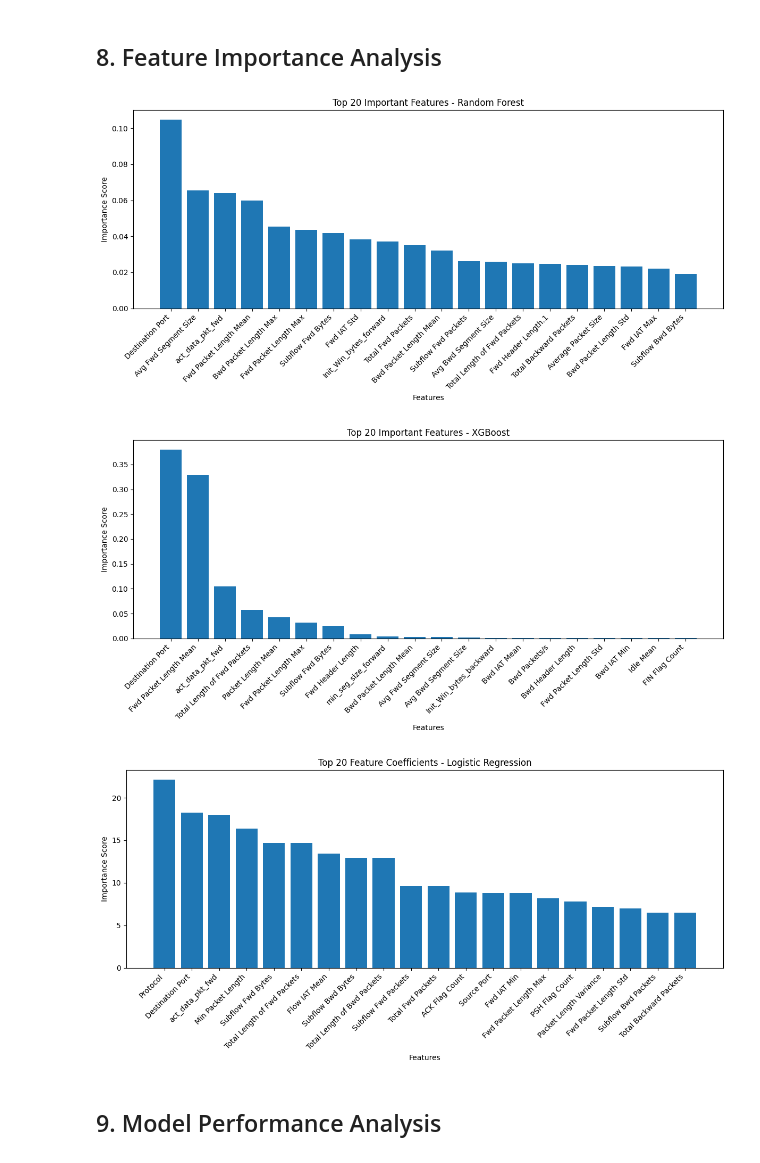
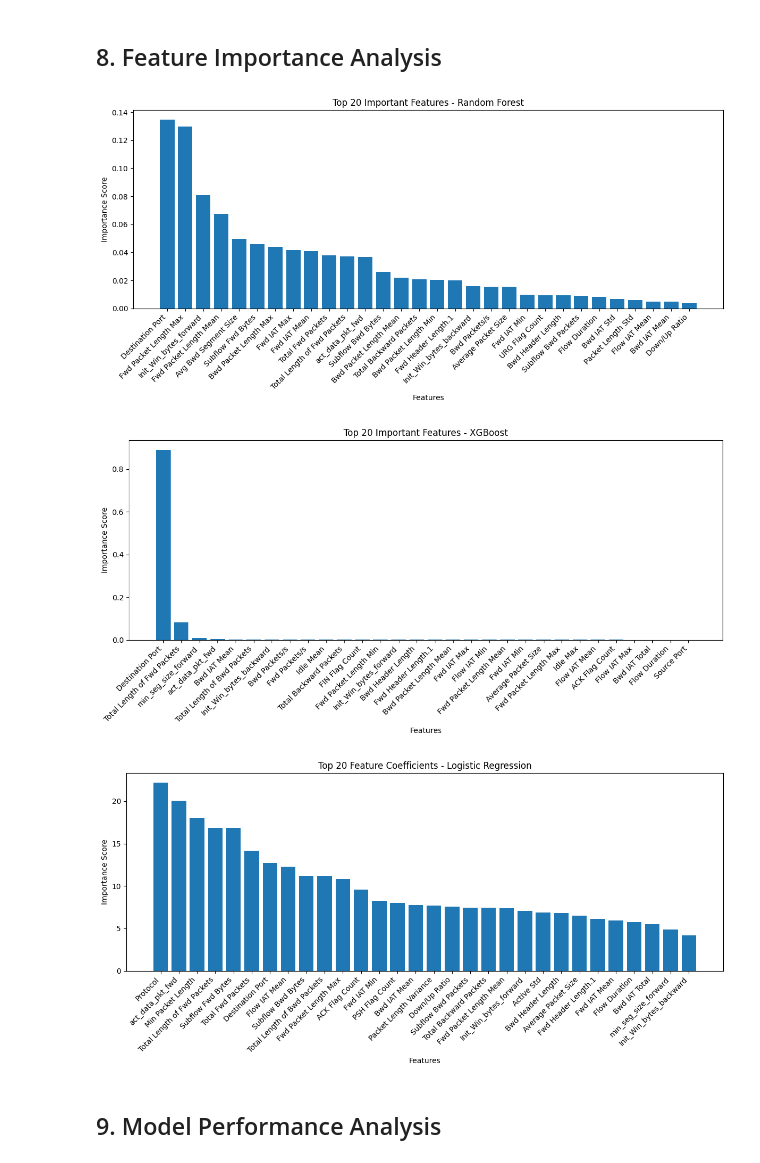
Before and after one commit to Apurva3509/DuneSec, a Jupyter notebook: DDoS-detection.ipynb, the cells around one changed output. Saved outputs shown, nothing was run; the diff lists cells and outputs as text; code cells hidden in the pictures.

```diff
--- a/DDoS-detection.ipynb
+++ b/DDoS-detection.ipynb
@@ -162,6 +162,27 @@ for col in categorical_features:
         freq_map = df[col].value_counts().to_dict()
         df[col] = df[col].map(freq_map)
 
+# Drop highly correlated features
+correlated_feature_pairs = [
+    ("Active Max", "Active Min"),
+    ("Average Packet Size", "Packet Length Mean"),
+    ("Avg Bwd Segment Size", "Avg Fwd Segment Size"),
+    ("Bwd Header Length", "Fwd Header Length"),
+    ("Bwd IAT Max", "Bwd IAT Min"),
+    ("Bwd Packet Length Mean", "Bwd Packet Length Std"),
+    ("Flow IAT Max", "Flow IAT Std"),
+    ("Fwd IAT Max", "Fwd IAT Total"),
+    ("Fwd IAT Mean", "Fwd IAT Std"),
+    ("Fwd Packet Length Mean", "Fwd Packet Length Std"),
+    ("Idle Max", "Idle Min"),
+    ("Subflow Bwd Packets", "Subflow Fwd Packets")
+]
+features_to_drop = set()
+for feature1, feature2 in correlated_feature_pairs:
+    features_to_drop.add(feature2)  # Drop one of the highly correlated pairs
+
+df.drop(columns=features_to_drop, errors="ignore", inplace=True)
+
 print("Feature engineering completed.")
 print(f"Final dataset shape: {df.shape}")
 # %% [output]
@@ -400,7 +421,7 @@ Final Model Comparison:
 # %% [markdown]
 ## 8. Feature Importance Analysis
 # %%
-def plot_feature_importance(model, feature_names, title, top_n=20):
+def plot_feature_importance(model, feature_names, title, top_n=30):
     plt.figure(figsize=(12, 6))
 
     if hasattr(model, 'feature_importances_'):
@@ -417,36 +438,36 @@ def plot_feature_importance(model, feature_names, title, top_n=20):
 
     # Plot
     plt.bar(range(top_n), importances[top_indices])
     plt.xticks(range(top_n), [feature_names[i] for i in top_indices], rotation=45, ha='right')
     plt.xlabel('Features')
     plt.ylabel('Importance Score')
     plt.title(title)
     plt.tight_layout()
     plt.show()
 
 # Get feature names
 feature_names = X.columns.tolist()
 
 # Plot feature importance for tree-based models
 for name in ["Random Forest", "XGBoost"]:
     if name in best_models:
         plot_feature_importance(
             best_models[name],
             feature_names,
             f"Top 20 Important Features - {name}"
         )
 
 # For logistic regression
 if "Logistic Regression" in best_models:
     plot_feature_importance(
         best_models["Logistic Regression"],
         feature_names,
         "Top 20 Feature Coefficients - Logistic Regression"
     )
 # %% [output]
-[figure, old version]
+[figure, new version]
-[figure, old version]
+[figure, new version]
-[figure, old version]
+[figure, new version]
 # %% [markdown]
 ## 9. Model Performance Analysis
 # %%
```
Also changed, not shown: parts of 6 cells of this notebook.
